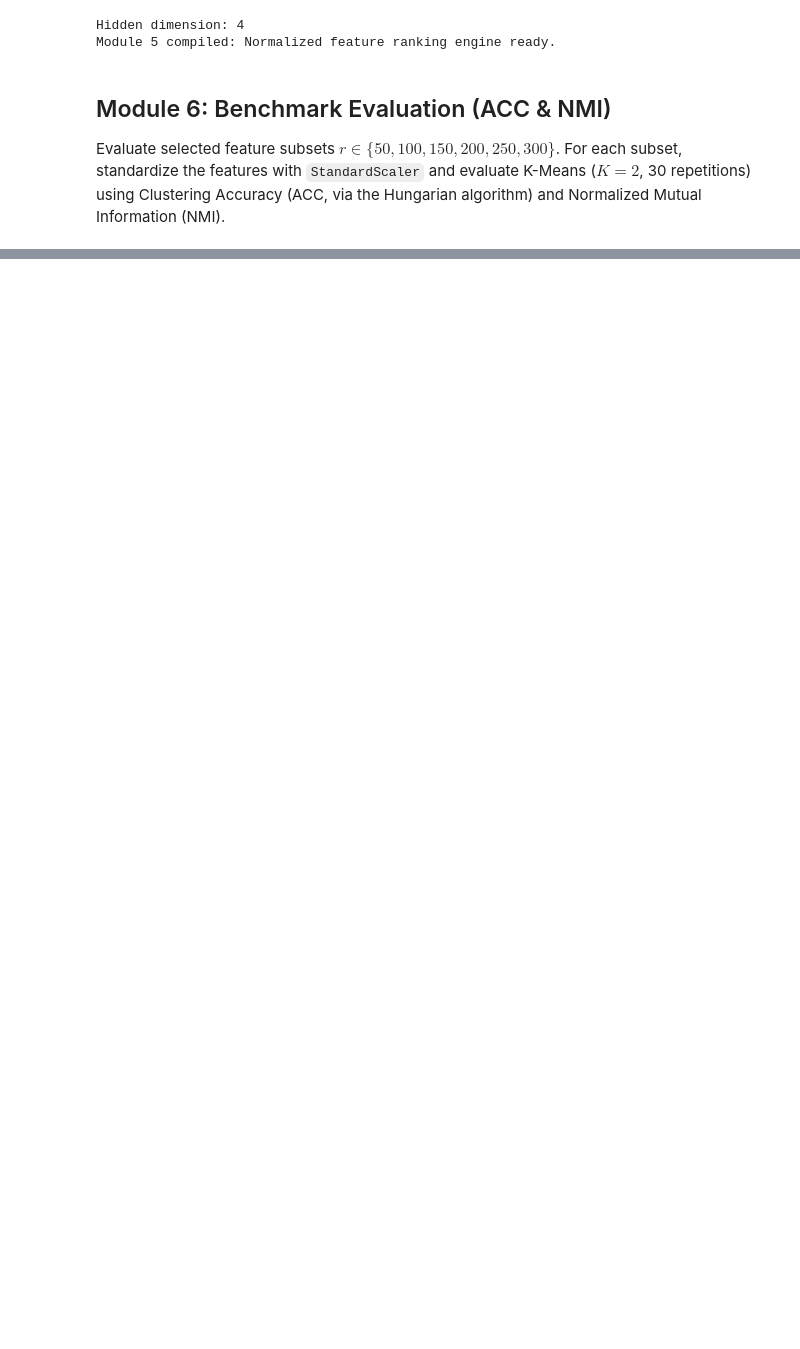
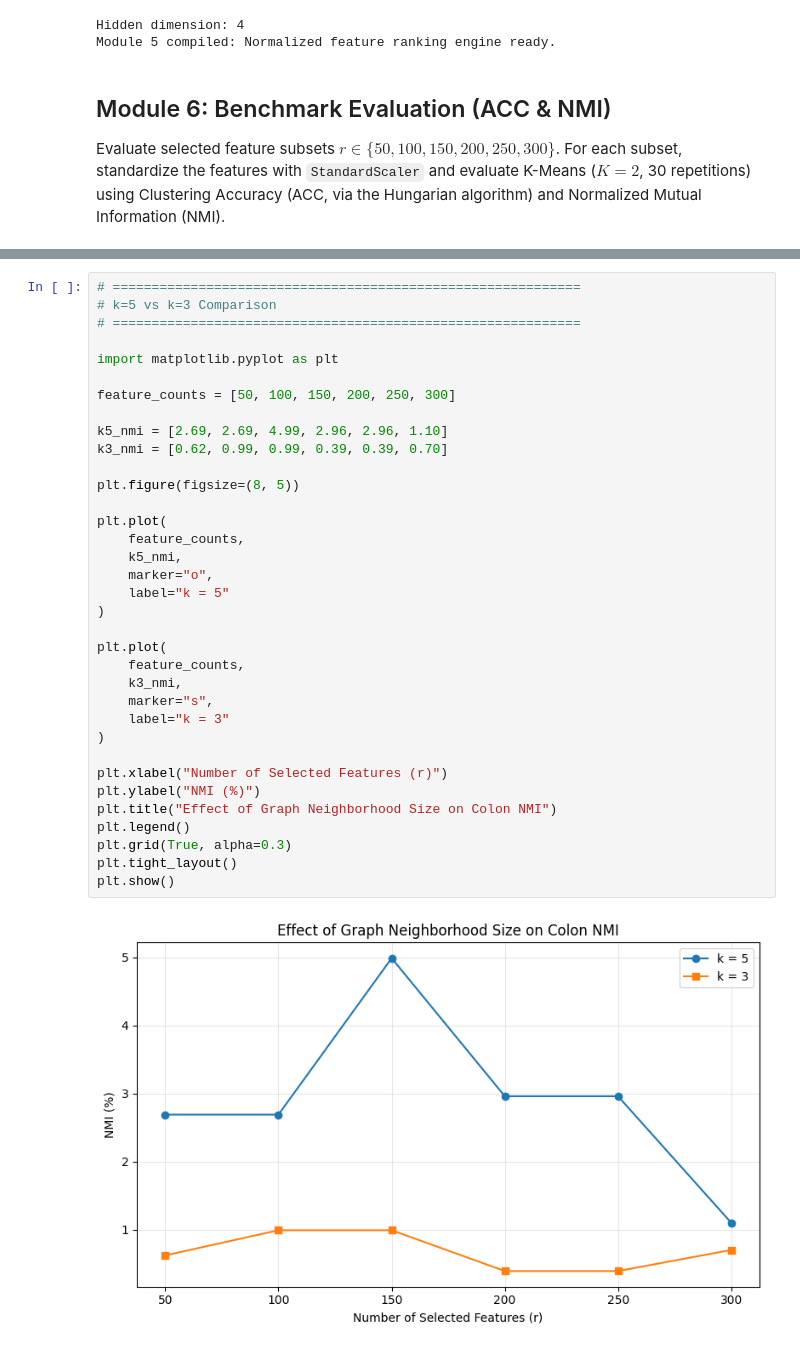
Before and after one commit to cmshebeeb/SMFS-AutoEncoder, a Jupyter notebook: notebooks/08_sparse_manifold_autoencoder.ipynb, the cells around one changed output, grey strips where cells are left out. Cells and saved outputs as stored; diff of their text form; blank space fills up the shorter version.

```diff
--- a/notebooks/08_sparse_manifold_autoencoder.ipynb
+++ b/notebooks/08_sparse_manifold_autoencoder.ipynb
@@ -1566,0 +1412,37 @@ plt.show()
+# %%
+# ============================================================
+# k=5 vs k=3 Comparison
+# ============================================================
+
+import matplotlib.pyplot as plt
+
+feature_counts = [50, 100, 150, 200, 250, 300]
+
+k5_nmi = [2.69, 2.69, 4.99, 2.96, 2.96, 1.10]
+k3_nmi = [0.62, 0.99, 0.99, 0.39, 0.39, 0.70]
+
+plt.figure(figsize=(8, 5))
+
+plt.plot(
+    feature_counts,
+    k5_nmi,
+    marker="o",
+    label="k = 5"
+)
+
+plt.plot(
+    feature_counts,
+    k3_nmi,
+    marker="s",
+    label="k = 3"
+)
+
+plt.xlabel("Number of Selected Features (r)")
+plt.ylabel("NMI (%)")
+plt.title("Effect of Graph Neighborhood Size on Colon NMI")
+plt.legend()
+plt.grid(True, alpha=0.3)
+plt.tight_layout()
+plt.show()
+# %% [output]
+[figure, added]
```
Also changed, not shown: parts of 9 cells of this notebook.
